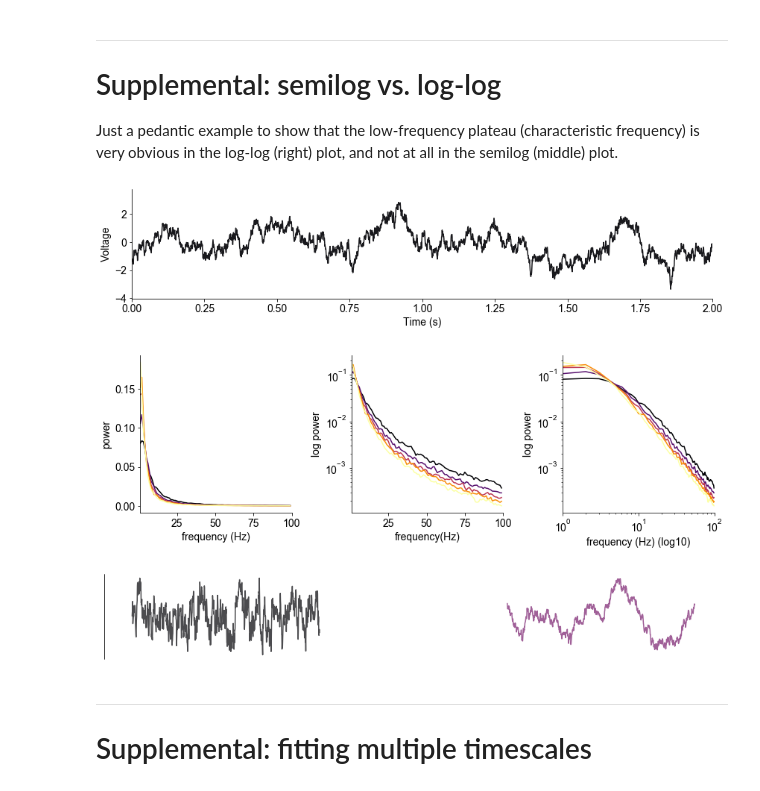
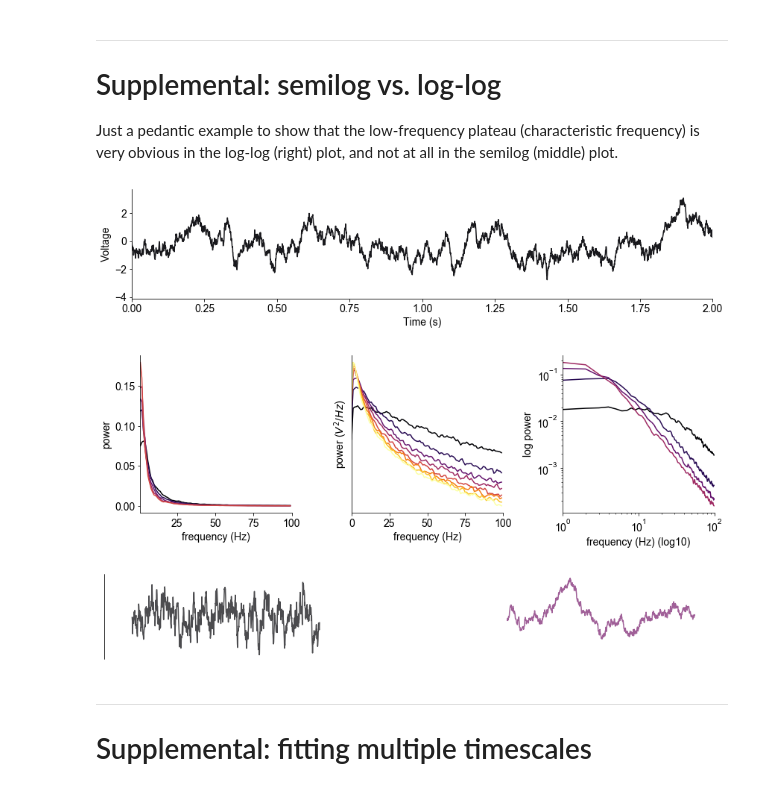
Before and after one commit to rdgao/field-echos, a Jupyter notebook: notebooks/1_sim_method_schematic.ipynb, the cells around one changed output. Cells and saved outputs as stored; diff of their text form; code cells hidden in the pictures.

```diff
--- a/notebooks/1_sim_method_schematic.ipynb
+++ b/notebooks/1_sim_method_schematic.ipynb
@@ -328,44 +376,51 @@ Just a pedantic example to show that the low-frequency plateau (characteristic f
 # %%
 plt.figure(figsize=(12,3))
 
-plt.rcParams['axes.prop_cycle'] = plt.cycler('color', plt.cm.inferno(np.linspace(0,1,5)))
+plt.rcParams['axes.prop_cycle'] = plt.cycler('color', plt.cm.inferno(np.linspace(0,1,len(t_ds))))
 plt.plot(t[:int(fs*30)], noise.T[:int(fs*30),5], alpha=0.9)
 plt.xlabel('Time (s)'); plt.ylabel('Voltage')
 plt.xlim([0,2]);despine()
 plt.tight_layout()
 
 
 plt.figure(figsize=(12,4))
 plt.subplot(1,3,1)
 plt.plot(f_axis[1:f_to_plot], PSD[-6:-1,1:f_to_plot].T);
 plt.xlabel('frequency (Hz)');plt.ylabel('power'); plt.xlim([1,100])
 
 plt.subplot(1,3,2)
-plt.semilogy(f_axis[1:f_to_plot], PSD[-6:-1,1:f_to_plot].T);
-plt.xlabel('frequency(Hz)');plt.ylabel('log power'); plt.xlim([1,100])
+plt.semilogy(f_axis[:f_to_plot], PSD[::,:f_to_plot].T);
+plt.yticks([]); plt.tick_params('y', which='minor', left=False, labelleft=False)
+plt.xlabel('frequency (Hz)'); plt.ylabel(r'power ($V^2/Hz$)')
+#plt.xticks([1, 10, 100], ['1','10','100']);
+plt.xlim([0,100]);
+# echo_utils.set_ticks_truncate_axes(xt=([1,10,200],None), left=False)
+
+# plt.xlabel('frequency(Hz)');plt.ylabel('log power'); plt.xlim([0,100])
 
 
 plt.subplot(1,3,3)
-plt.loglog(f_axis[1:f_to_plot], PSD[-6:-1,1:f_to_plot].T);
+plt.loglog(f_axis[1:f_to_plot], PSD[::2,1:f_to_plot].T);
 plt.xlabel('frequency (Hz) (log10)');plt.ylabel('log power'); plt.xlim([1,100])
 despine()
 plt.tight_layout()
+if save_plot: plt.savefig('../figures/sim/loglog.pdf')
 
 plt.figure(figsize=(12,2))
 plt.rcParams['axes.prop_cycle'] = plt.cycler('color', plt.cm.inferno(np.linspace(0,1,4)))
 plt.plot(t[:int(fs)], noise.T[:int(fs),0], alpha=0.7)
 #plt.plot(t[int(fs*1.5):int(fs*2)], noise.T[:int(fs/2),-1], alpha=0.7)
 plt.plot(t[int(fs*2):int(fs*3)], noise.T[:int(fs),-1], alpha=0.7)
 plt.yticks([])
 #plt.xlim([0,3]);
 #plt.xticks([0,0.9], ['0', '900 ms'], fontsize=20)
 plt.xticks([])
 despine(bottom=True, left=False); plt.tight_layout()
-if save_plot: plt.savefig('../figures/jwm/schematic.png')
+# if save_plot: plt.savefig('../figures/jwm/schematic.png')
 # %% [output]
-[figure, old version]
+[figure, new version]
-[figure, old version]
+[figure, new version]
-[figure, old version]
+[figure, new version]
 # %% [markdown]
 ---
 # Supplemental: fitting multiple timescales
```
Also changed, not shown: parts of 3 cells of this notebook, 46 other files.
